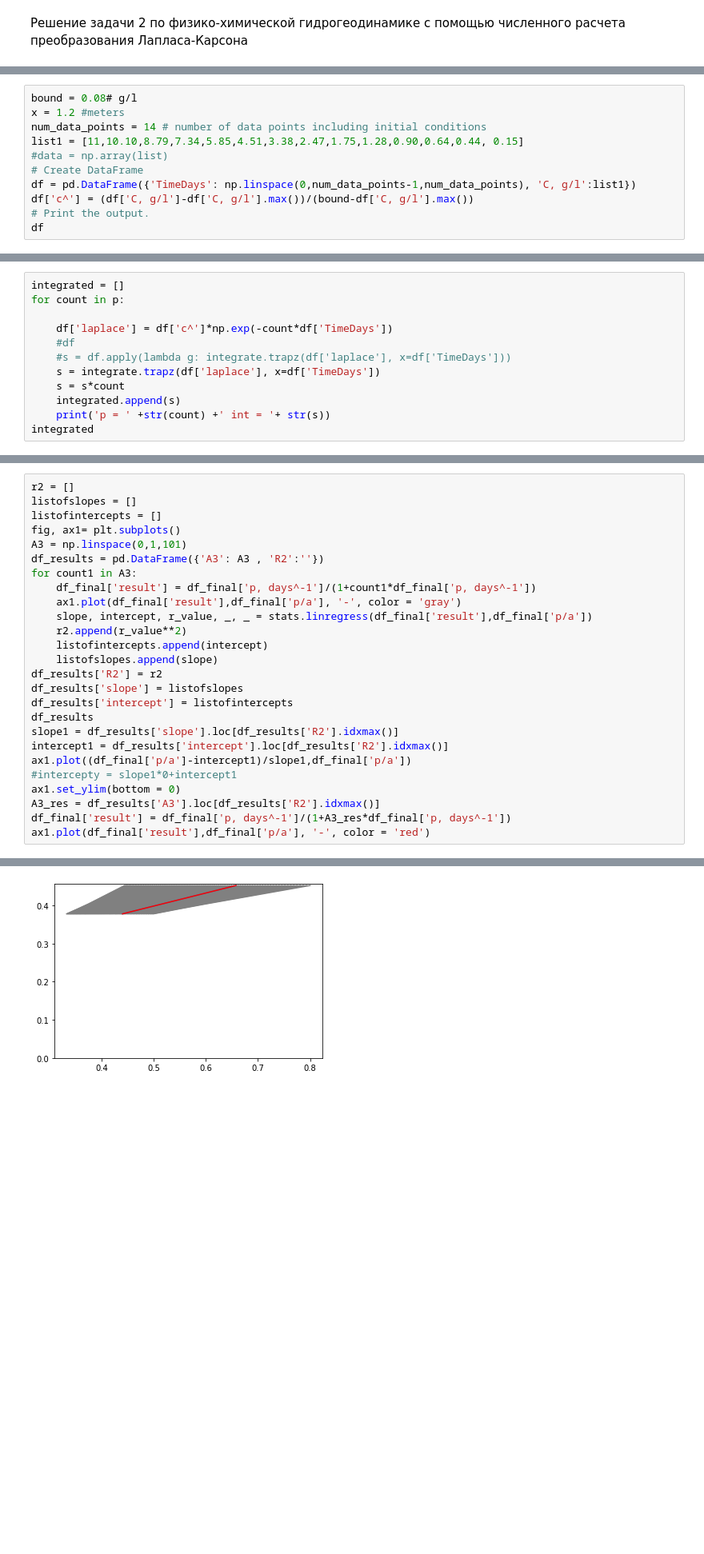
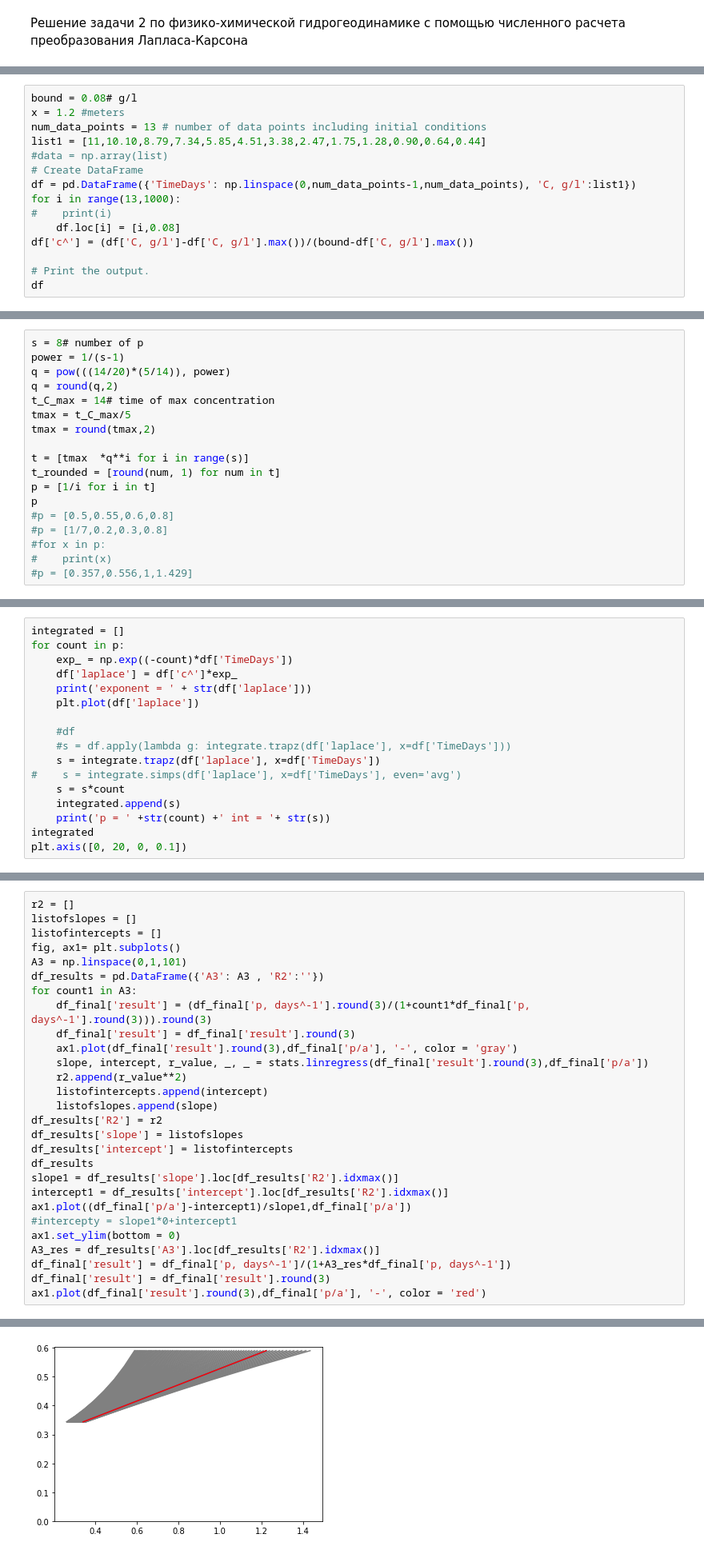
Before and after one commit to ekortunov/Jupiter, a Jupyter notebook: Zadacha_2.ipynb, the cells around one changed output, grey strips where cells are left out. Shown at 80% size. Drawn from its saved outputs; the diff is of its cells as text; blank space fills up the shorter version.

```diff
--- a/Zadacha_2.ipynb
+++ b/Zadacha_2.ipynb
@@ -10,12 +12,16 @@ from scipy import stats
 # %%
 bound = 0.08# g/l
 x = 1.2 #meters
-num_data_points = 14 # number of data points including initial conditions
-list1 = [11,10.10,8.79,7.34,5.85,4.51,3.38,2.47,1.75,1.28,0.90,0.64,0.44, 0.15]
+num_data_points = 13 # number of data points including initial conditions
+list1 = [11,10.10,8.79,7.34,5.85,4.51,3.38,2.47,1.75,1.28,0.90,0.64,0.44]
 #data = np.array(list)
 # Create DataFrame
 df = pd.DataFrame({'TimeDays': np.linspace(0,num_data_points-1,num_data_points), 'C, g/l':list1})
+for i in range(13,1000):
+#    print(i)
+    df.loc[i] = [i,0.08]
 df['c^'] = (df['C, g/l']-df['C, g/l'].max())/(bound-df['C, g/l'].max())
+
 # Print the output.
 df
 # %% [output]
@@ -47,0 +67,18 @@ p = [0.5,0.55,0.6,0.8]
+# %%
+s = 8# number of p
+power = 1/(s-1)
+q = pow(((14/20)*(5/14)), power)
+q = round(q,2)
+t_C_max = 14# time of max concentration
+tmax = t_C_max/5
+tmax = round(tmax,2)
+
+t = [tmax  *q**i for i in range(s)]
+t_rounded = [round(num, 1) for num in t]
+p = [1/i for i in t]
+p
+#p = [0.5,0.55,0.6,0.8]
+#p = [1/7,0.2,0.3,0.8]
+#for x in p:
+#    print(x)
+#p = [0.357,0.556,1,1.429]
@@ -48,13 +98,18 @@ p = [0.5,0.55,0.6,0.8]
 # %%
 integrated = []
 for count in p:
+    exp_ = np.exp((-count)*df['TimeDays'])
+    df['laplace'] = df['c^']*exp_
+    print('exponent = ' + str(df['laplace']))
+    plt.plot(df['laplace'])
 
-    df['laplace'] = df['c^']*np.exp(-count*df['TimeDays'])
     #df
     #s = df.apply(lambda g: integrate.trapz(df['laplace'], x=df['TimeDays']))
     s = integrate.trapz(df['laplace'], x=df['TimeDays'])
+#    s = integrate.simps(df['laplace'], x=df['TimeDays'], even='avg')
     s = s*count
     integrated.append(s)
     print('p = ' +str(count) +' int = '+ str(s))
 integrated
+plt.axis([0, 20, 0, 0.1])
 # %% [output]
@@ -88,31 +162,33 @@ df_final
 # %%
 r2 = []
 listofslopes = []
 listofintercepts = []
 fig, ax1= plt.subplots()
 A3 = np.linspace(0,1,101)
 df_results = pd.DataFrame({'A3': A3 , 'R2':''})
 for count1 in A3:
-    df_final['result'] = df_final['p, days^-1']/(1+count1*df_final['p, days^-1'])
-    ax1.plot(df_final['result'],df_final['p/a'], '-', color = 'gray')
-    slope, intercept, r_value, _, _ = stats.linregress(df_final['result'],df_final['p/a'])
+    df_final['result'] = (df_final['p, days^-1'].round(3)/(1+count1*df_final['p, days^-1'].round(3))).round(3)
+    df_final['result'] = df_final['result'].round(3)
+    ax1.plot(df_final['result'].round(3),df_final['p/a'], '-', color = 'gray')
+    slope, intercept, r_value, _, _ = stats.linregress(df_final['result'].round(3),df_final['p/a'])
     r2.append(r_value**2)
     listofintercepts.append(intercept)
     listofslopes.append(slope)
 df_results['R2'] = r2
 df_results['slope'] = listofslopes
 df_results['intercept'] = listofintercepts
 df_results
 slope1 = df_results['slope'].loc[df_results['R2'].idxmax()]
 intercept1 = df_results['intercept'].loc[df_results['R2'].idxmax()]
 ax1.plot((df_final['p/a']-intercept1)/slope1,df_final['p/a'])
 #intercepty = slope1*0+intercept1
 ax1.set_ylim(bottom = 0)
 A3_res = df_results['A3'].loc[df_results['R2'].idxmax()]
 df_final['result'] = df_final['p, days^-1']/(1+A3_res*df_final['p, days^-1'])
-ax1.plot(df_final['result'],df_final['p/a'], '-', color = 'red')
+df_final['result'] = df_final['result'].round(3)
+ax1.plot(df_final['result'].round(3),df_final['p/a'], '-', color = 'red')
 # %% [output]
 [<matplotlib.lines.Line2D at 0x...>]
-[figure, old version]
+[figure, new version]
 # %%
 df_results.loc[df_results['R2'].idxmax()]
```
Also changed, not shown: parts of 25 cells of this notebook, 9 other files.
